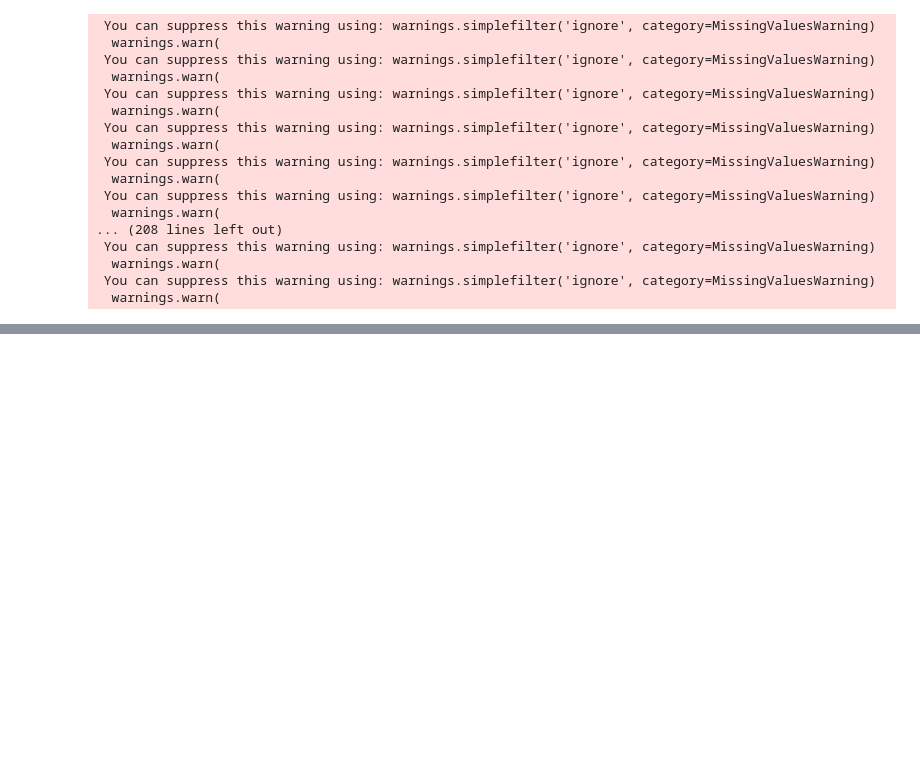
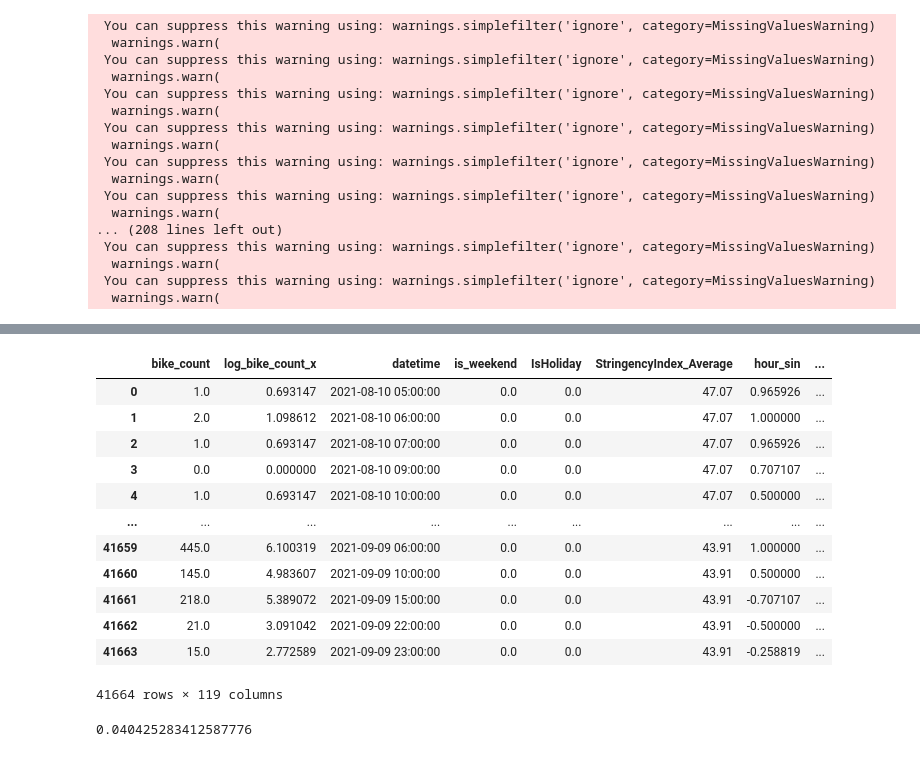
Before and after one commit to maximotk/bike_counters, a Jupyter notebook: src/Run Models.ipynb, the cells around one changed output, grey strips where cells are left out. Drawn from its saved outputs; the diff is of its cells as text; code cells hidden in the pictures; blank space fills up the shorter version.

Commit message:
Add xgboost model, change class definition of all models to include preprocessing

```diff
--- a/src/Run Models.ipynb
+++ b/src/Run Models.ipynb
@@ -36,6 +14,0 @@ data.head()
-# %%
-#exog_train = cyclic_transform(exog_train, "month", 12)
-data = cyclic_transform(data, "hour", 24)
-#exog_train = cyclic_transform(exog_train, "day_of_week", 7)
-data = one_hot_encode(data, ["month", "day_of_week"])
-data.head()
@@ -105,0 +77,16 @@ root_mean_squared_error(merged_df["log_bike_count_x"], merged_df["log_bike_count
+# %%
+xgboost = XGBoostModel()
+mod_data = xgboost.preprocess(data, base_path)
+
+end_train = '2021-08-09 23:00:00'
+train_data = mod_data[mod_data["datetime"] <= end_train]
+test_data = mod_data[mod_data["datetime"] > end_train]
+# %%
+X = train_data.drop(columns=["log_bike_count", 'datetime', 'counter_name'])
+y = train_data["log_bike_count"]
+xgboost.fit(X=X, y=y)
+
+X_test = test_data.drop(columns=["log_bike_count", 'datetime', 'counter_name'])
+predictions = xgboost.predict(X_test)
+predictions = pd.concat([pd.Series(predictions, name="log_bike_count"),
+                         test_data[['counter_name', 'datetime']].reset_index()], axis=1)
@@ -105,0 +109,23 @@ root_mean_squared_error(merged_df["log_bike_count_x"], merged_df["log_bike_count
+# %%
+merged_df = test_data.merge(predictions, on=['counter_name', 'datetime'], how='left')
+# %%
+merged_df
+# %% [output]
+|  | bike_count | log_bike_count_x | datetime | is_weekend | IsHoliday | StringencyIndex_Average | hour_sin | ... |
+| 0 | 1.0 | 0.693147 | 2021-08-10 05:00:00 | 0.0 | 0.0 | 47.07 | 0.965926 | ... |
+| 1 | 2.0 | 1.098612 | 2021-08-10 06:00:00 | 0.0 | 0.0 | 47.07 | 1.000000 | ... |
+| 2 | 1.0 | 0.693147 | 2021-08-10 07:00:00 | 0.0 | 0.0 | 47.07 | 0.965926 | ... |
+| 3 | 0.0 | 0.000000 | 2021-08-10 09:00:00 | 0.0 | 0.0 | 47.07 | 0.707107 | ... |
+| 4 | 1.0 | 0.693147 | 2021-08-10 10:00:00 | 0.0 | 0.0 | 47.07 | 0.500000 | ... |
+| ... | ... | ... | ... | ... | ... | ... | ... | ... |
+| 41659 | 445.0 | 6.100319 | 2021-09-09 06:00:00 | 0.0 | 0.0 | 43.91 | 1.000000 | ... |
+| 41660 | 145.0 | 4.983607 | 2021-09-09 10:00:00 | 0.0 | 0.0 | 43.91 | 0.500000 | ... |
+| 41661 | 218.0 | 5.389072 | 2021-09-09 15:00:00 | 0.0 | 0.0 | 43.91 | -0.707107 | ... |
+| 41662 | 21.0 | 3.091042 | 2021-09-09 22:00:00 | 0.0 | 0.0 | 43.91 | -0.500000 | ... |
+| 41663 | 15.0 | 2.772589 | 2021-09-09 23:00:00 | 0.0 | 0.0 | 43.91 | -0.258819 | ... |
+41664 rows × 119 columns
+# %%
+from sklearn.metrics import root_mean_squared_error
+root_mean_squared_error(merged_df["log_bike_count_x"], merged_df["log_bike_count_y"])
+# %% [output]
+0.040425283412587776
```
Also changed, not shown: parts of 12 cells of this notebook, 2 other files.
